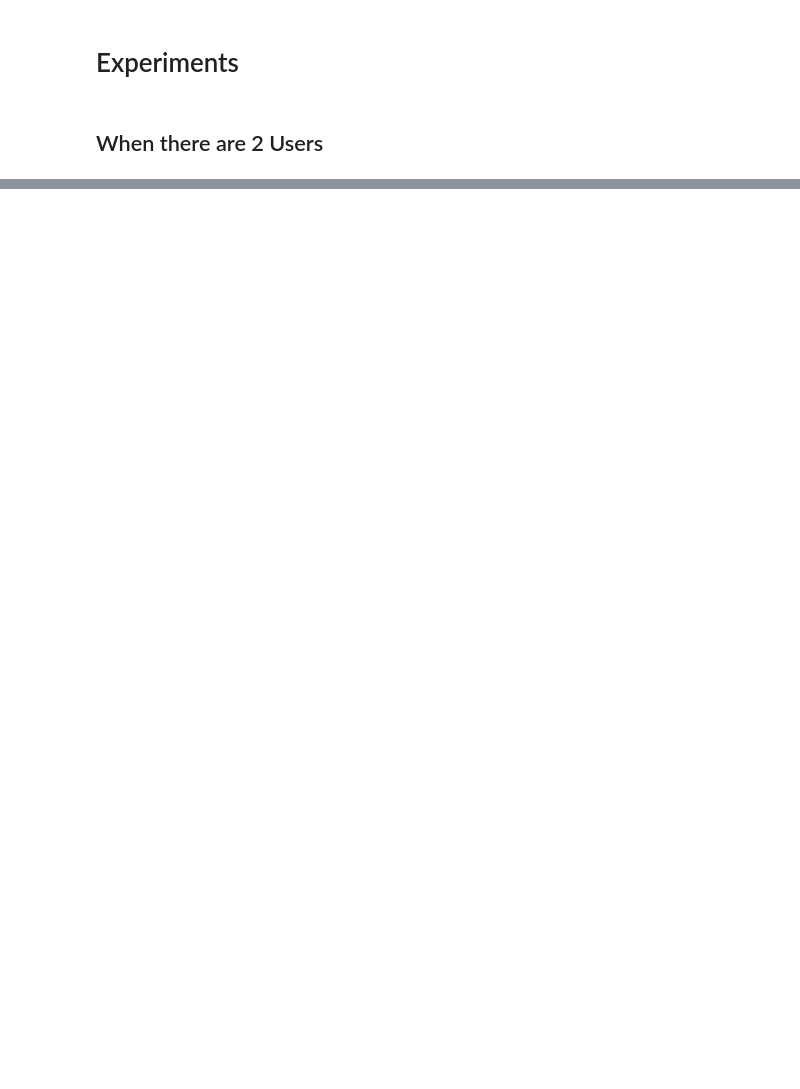
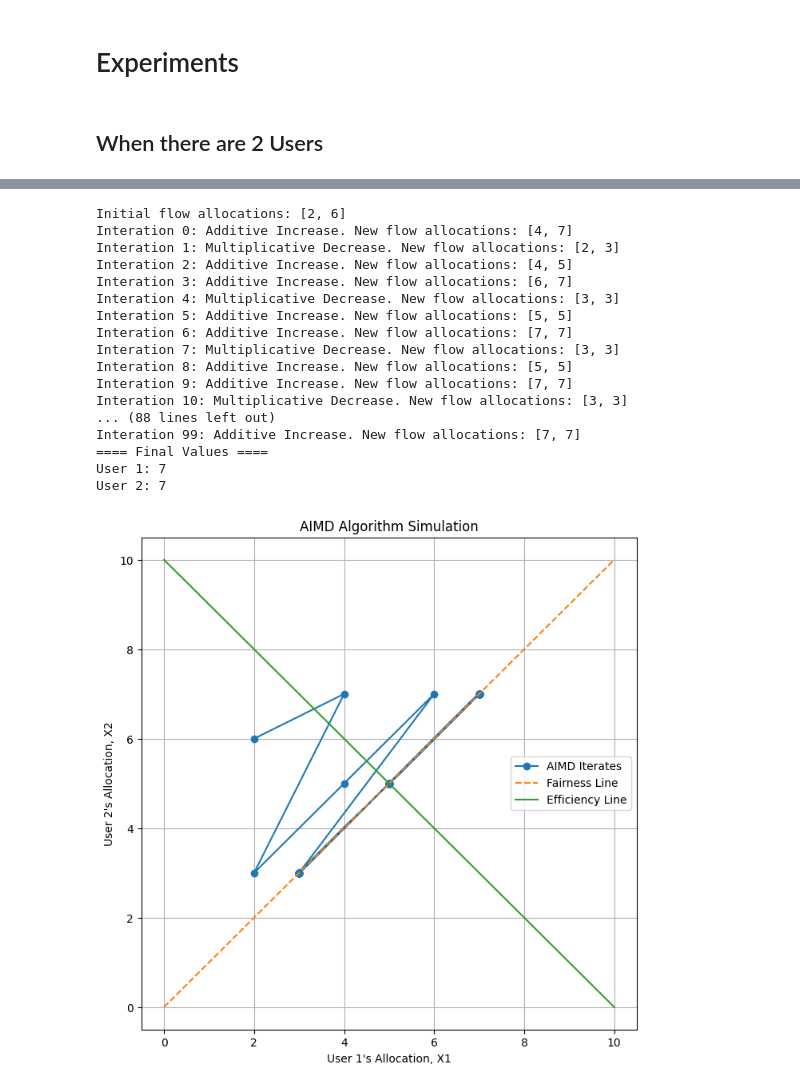
Before and after one commit to janessir/cloud_computing, a Jupyter notebook: assignment1/AIMD Tuning.ipynb, the cells around one changed output, grey strips where cells are left out. Saved outputs shown, nothing was run; the diff lists cells and outputs as text; code cells hidden in the pictures; blank space fills up the shorter version.

```diff
--- a/assignment1/AIMD Tuning.ipynb
+++ b/assignment1/AIMD Tuning.ipynb
@@ -185,0 +211,25 @@ Rough Work
+# %%
+# Fixed beta at beta=0.5
+# Sigmoid Function of Window Size
+
+e4 = TuningAIMD(num_users=2, initial_cwnd=(2,6))
+e4.run_simulation(alpha=1, beta=0.5, alpha_setting='sigmoid-incr', max_iteration=100)
+# %% [output]
+Initial flow allocations: [2, 6]
+Interation 0: Additive Increase. New flow allocations: [4, 7]
+Interation 1: Multiplicative Decrease. New flow allocations: [2, 3]
+Interation 2: Additive Increase. New flow allocations: [4, 5]
+Interation 3: Additive Increase. New flow allocations: [6, 7]
+Interation 4: Multiplicative Decrease. New flow allocations: [3, 3]
+Interation 5: Additive Increase. New flow allocations: [5, 5]
+Interation 6: Additive Increase. New flow allocations: [7, 7]
+Interation 7: Multiplicative Decrease. New flow allocations: [3, 3]
+Interation 8: Additive Increase. New flow allocations: [5, 5]
+Interation 9: Additive Increase. New flow allocations: [7, 7]
+Interation 10: Multiplicative Decrease. New flow allocations: [3, 3]
+... (88 lines left out)
+Interation 99: Additive Increase. New flow allocations: [7, 7]
+==== Final Values ====
+User 1: 7
+User 2: 7
+[figure, added]
```
Also changed, not shown: parts of 16 cells of this notebook.
